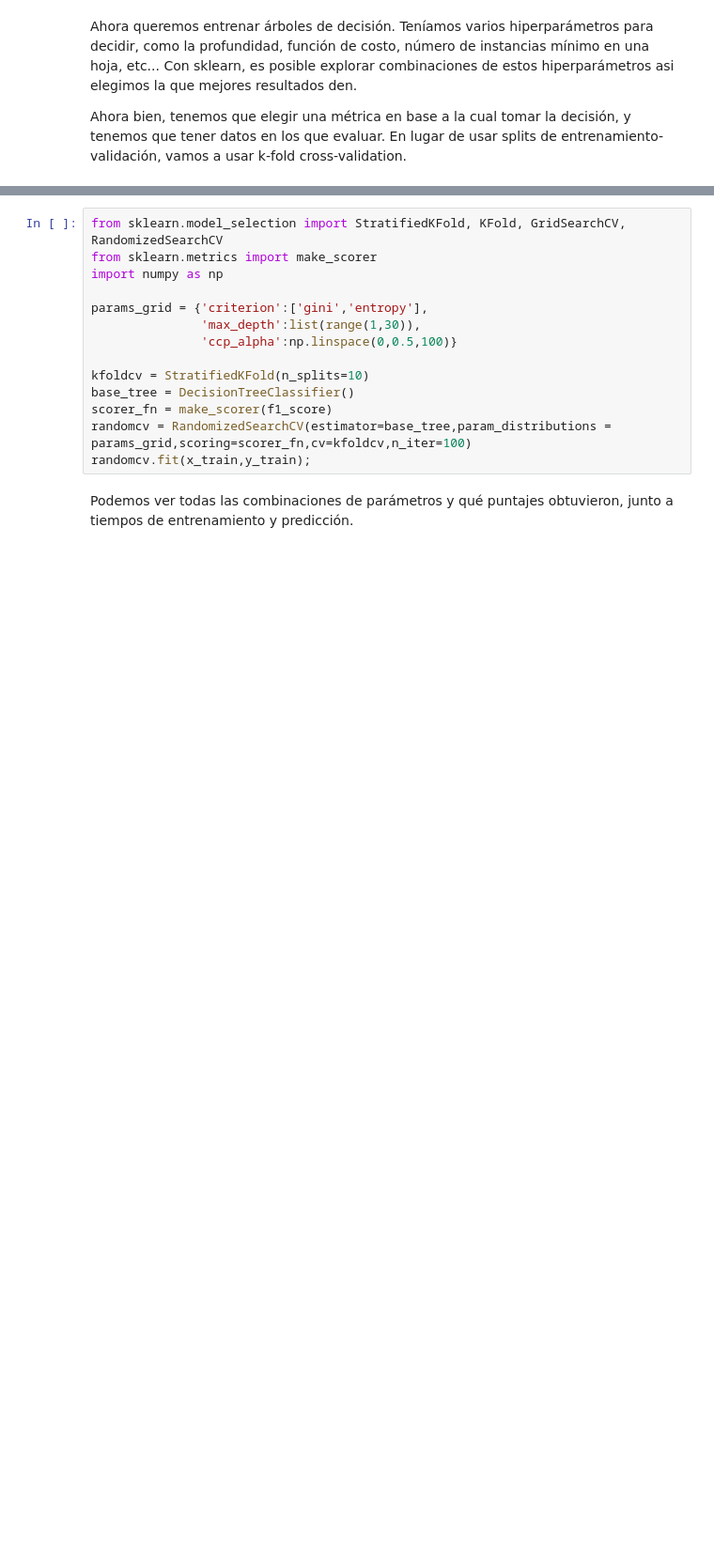
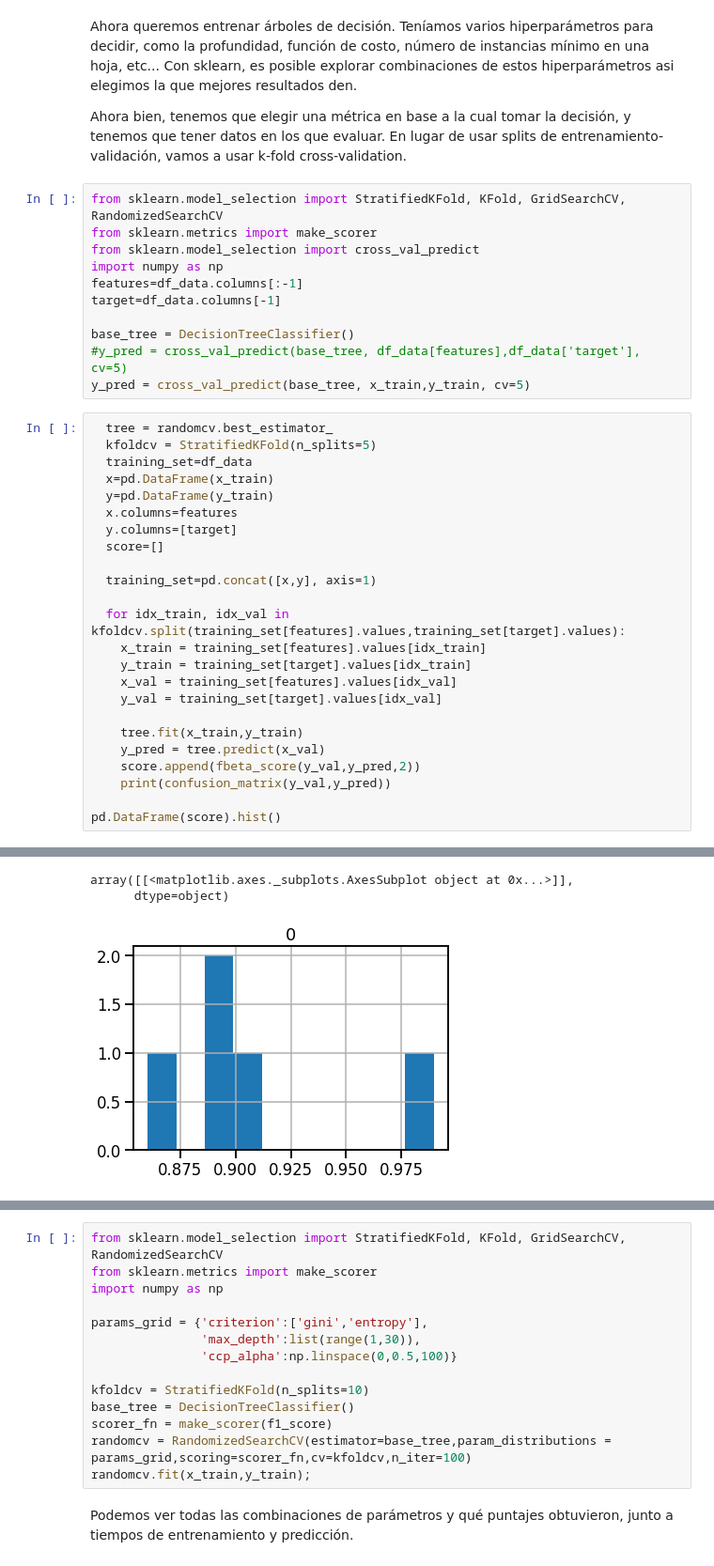
Before and after one commit to guillermohenrion/Intro-Python, a Jupyter notebook: Data_preparation_&_evaluation.ipynb, the cells around one changed output, grey strips where cells are left out. Shown: that part at 94% size. Cells and saved outputs as stored; diff of their text form; blank space fills up the shorter version.

```diff
--- a/Data_preparation_&_evaluation.ipynb
+++ b/Data_preparation_&_evaluation.ipynb
@@ -220,3 +209,39 @@ sns.boxplot(metric_labels,all_metrics)
 Ahora queremos entrenar árboles de decisión. Teníamos varios hiperparámetros para decidir, como la profundidad, función de costo, número de instancias mínimo en una hoja, etc... Con sklearn, es posible explorar combinaciones de estos hiperparámetros asi elegimos la que mejores resultados den.
 
 Ahora bien, tenemos que elegir una métrica en base a la cual tomar la decisión, y tenemos que tener datos en los que evaluar. En lugar de usar splits de entrenamiento-validación, vamos a usar k-fold cross-validation.
+# %%
+from sklearn.model_selection import StratifiedKFold, KFold, GridSearchCV, RandomizedSearchCV
+from sklearn.metrics import make_scorer
+from sklearn.model_selection import cross_val_predict
+import numpy as np
+features=df_data.columns[:-1]
+target=df_data.columns[-1]
+
+base_tree = DecisionTreeClassifier()
+#y_pred = cross_val_predict(base_tree, df_data[features],df_data['target'], cv=5)
+y_pred = cross_val_predict(base_tree, x_train,y_train, cv=5)
+# %%
+  tree = randomcv.best_estimator_
+  kfoldcv = StratifiedKFold(n_splits=5)
+  training_set=df_data
+  x=pd.DataFrame(x_train)
+  y=pd.DataFrame(y_train)
+  x.columns=features
+  y.columns=[target]
+  score=[]
+
+  training_set=pd.concat([x,y], axis=1)
+
+  for idx_train, idx_val in kfoldcv.split(training_set[features].values,training_set[target].values):
+    x_train = training_set[features].values[idx_train]
+    y_train = training_set[target].values[idx_train]
+    x_val = training_set[features].values[idx_val]
+    y_val = training_set[target].values[idx_val]
+
+    tree.fit(x_train,y_train)
+    y_pred = tree.predict(x_val)
+    score.append(fbeta_score(y_val,y_pred,2))
+    print(confusion_matrix(y_val,y_pred))
+
+pd.DataFrame(score).hist()
+# %% [output]
@@ -222,0 +258,3 @@ Ahora bien, tenemos que elegir una métrica en base a la cual tomar la decisión
+array([[<matplotlib.axes._subplots.AxesSubplot object at 0x...>]],
+      dtype=object)
+[figure, added]
```
Also changed, not shown: parts of 16 cells of this notebook.
